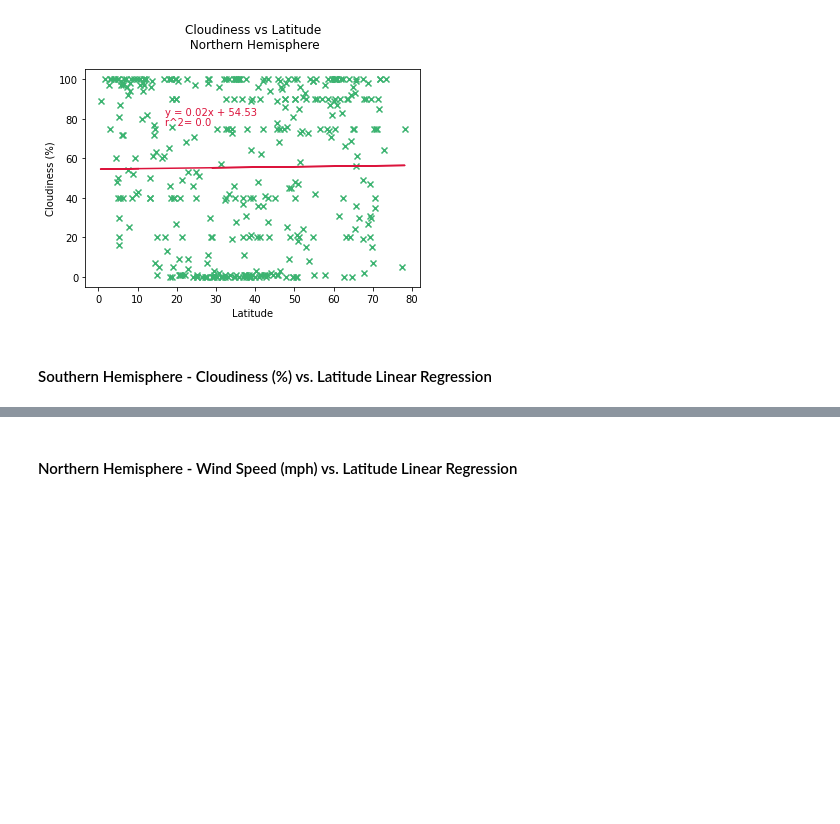
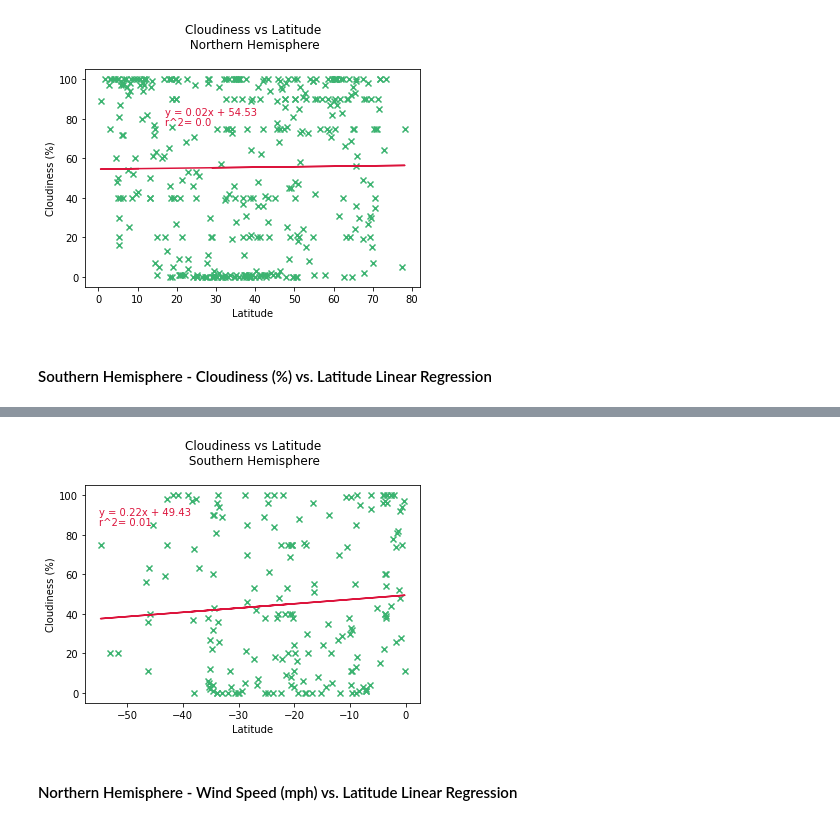
Before and after one commit to uldom/Python_API_Challenge, a Jupyter notebook: WeatherPy/WeatherPy.ipynb, the cells around one changed output, grey strips where cells are left out. Drawn from its saved outputs; the diff is of its cells as text; code cells hidden in the pictures; blank space fills up the shorter version.

```diff
--- a/WeatherPy/WeatherPy.ipynb
+++ b/WeatherPy/WeatherPy.ipynb
@@ -554,2 +555,14 @@ The r-value is: 0.0035263772085582894
+# %%
+# Scatter Plot with Linear Regression
+
+linear_regression(South['Lat'],South['Cloudiness'],-55,90)
+plt.xlabel("Latitude")
+plt.ylabel("Cloudiness (%)")
+plt.title('Cloudiness vs Latitude\n Southern Hemisphere\n')
+plt.savefig('Images/Cloudiness_vs_Latitude_South_Hemisphere.png')
+plt.savefig('Images/Cloudiness_vs_Latitude_South_Hemisphere.jpg')
+plt.show()
+# %% [output]
+[figure, added]
 # %% [markdown]
 ####  Northern Hemisphere - Wind Speed (mph) vs. Latitude Linear Regression
```
Also changed, not shown: parts of 8 cells of this notebook, 6 other files.
